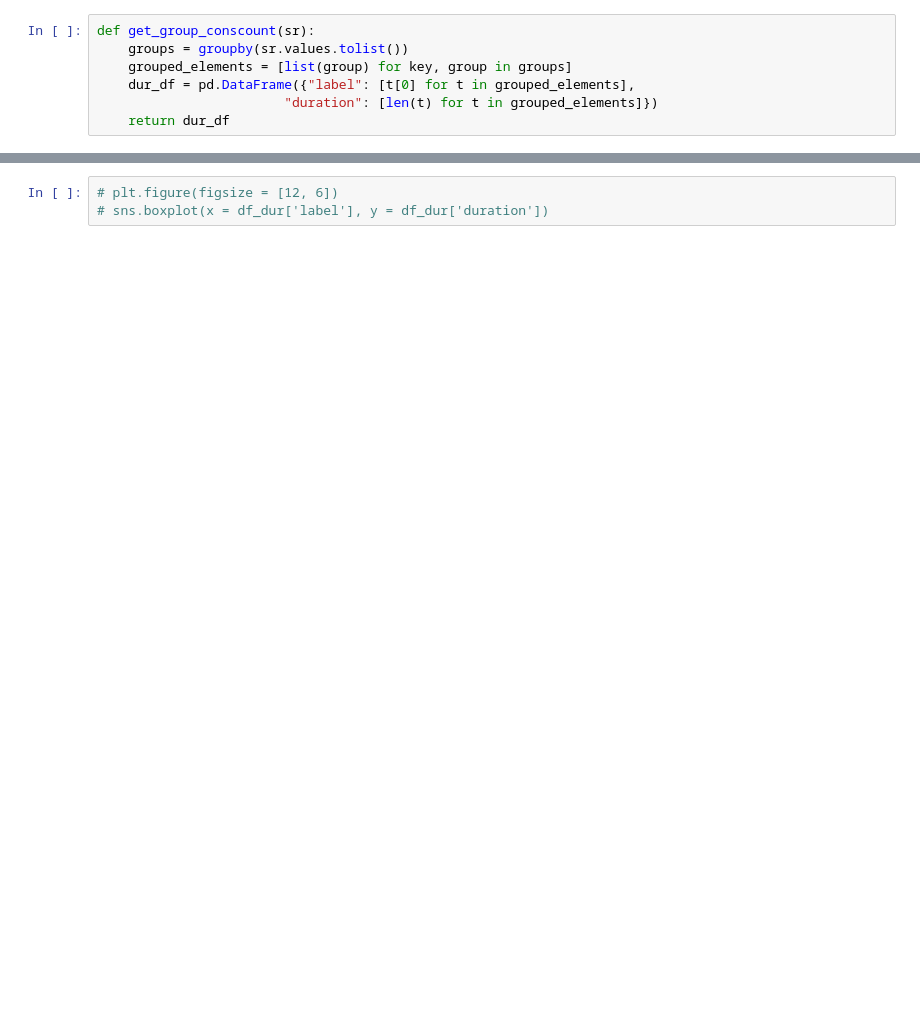
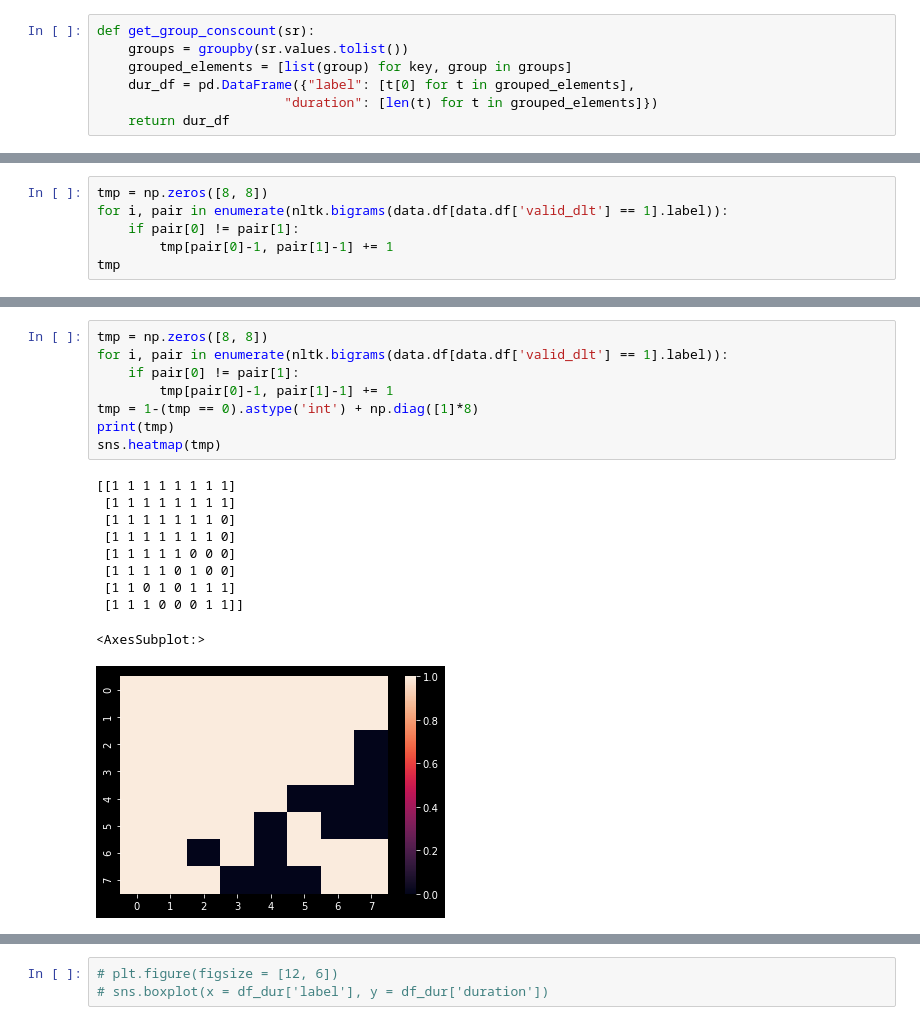
Before and after one commit to Ryanna-github/SHL2021, a Jupyter notebook: 2021-05-31_post_process.ipynb, the cells around one changed output, grey strips where cells are left out. Drawn from its saved outputs; the diff is of its cells as text; blank space fills up the shorter version.

```diff
--- a/2021-05-31_post_process.ipynb
+++ b/2021-05-31_post_process.ipynb
@@ -191,0 +266,6 @@ df_res = pd.merge(df_res.set_index('cons_state_index'), df_dur, left_index = Tru
+# %%
+tmp = np.zeros([8, 8])
+for i, pair in enumerate(nltk.bigrams(data.df[data.df['valid_dlt'] == 1].label)):
+    if pair[0] != pair[1]:
+        tmp[pair[0]-1, pair[1]-1] += 1
+tmp
@@ -191,0 +281,19 @@ df_res = pd.merge(df_res.set_index('cons_state_index'), df_dur, left_index = Tru
+# %%
+tmp = np.zeros([8, 8])
+for i, pair in enumerate(nltk.bigrams(data.df[data.df['valid_dlt'] == 1].label)):
+    if pair[0] != pair[1]:
+        tmp[pair[0]-1, pair[1]-1] += 1
+tmp = 1-(tmp == 0).astype('int') + np.diag([1]*8)
+print(tmp)
+sns.heatmap(tmp)
+# %% [output]
+[[1 1 1 1 1 1 1 1]
+ [1 1 1 1 1 1 1 1]
+ [1 1 1 1 1 1 1 0]
+ [1 1 1 1 1 1 1 0]
+ [1 1 1 1 1 0 0 0]
+ [1 1 1 1 0 1 0 0]
+ [1 1 0 1 0 1 1 1]
+ [1 1 1 0 0 0 1 1]]
+<AxesSubplot:>
+[figure, added]
```
Also changed, not shown: parts of 19 cells of this notebook, 2 other files.
